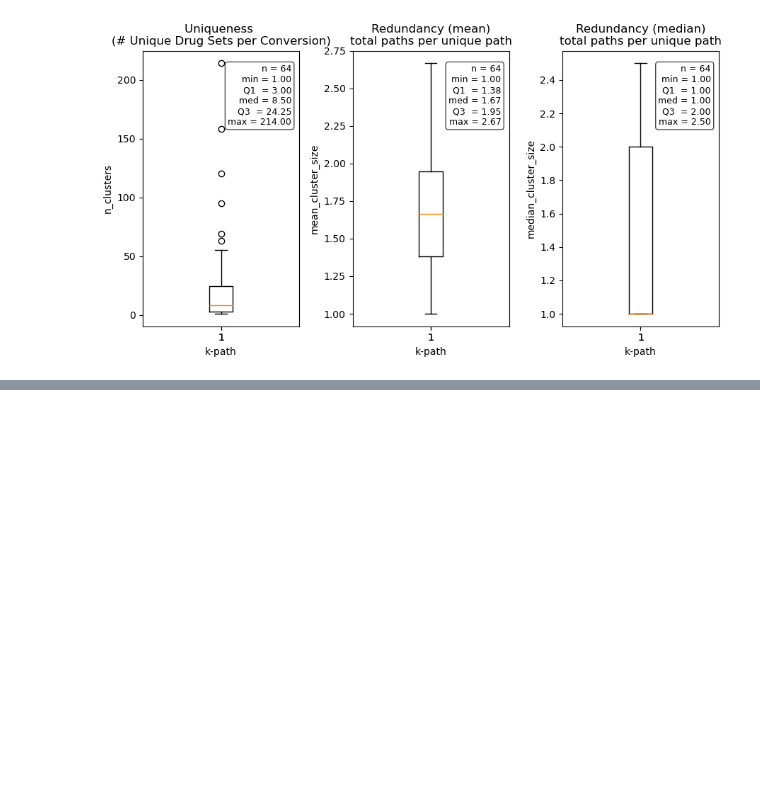
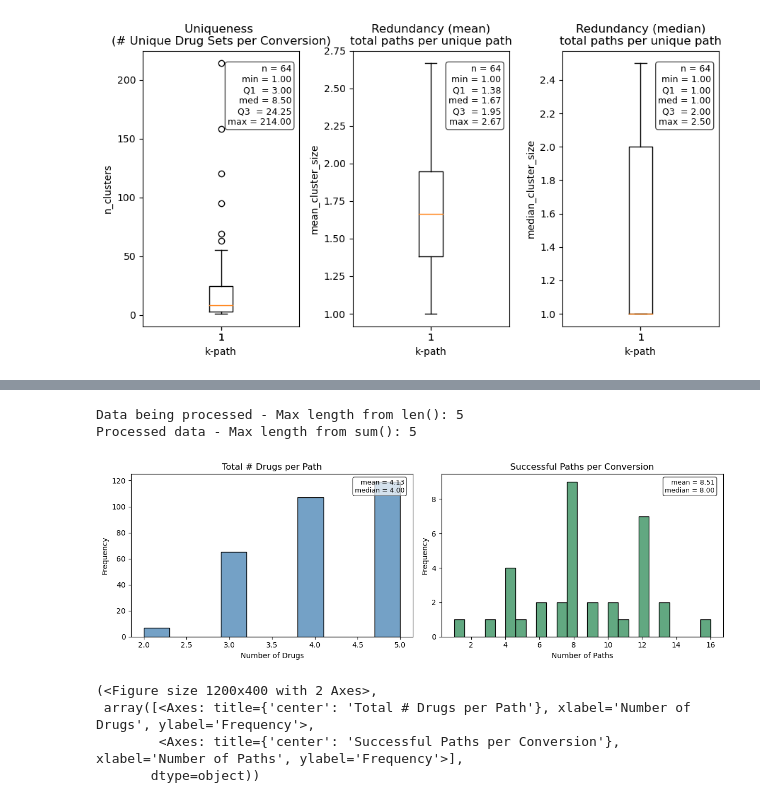
Before and after one commit to jbezney61/RL_single_cell, a Jupyter notebook: analysis/successful_paths_analytics.ipynb, the cells around one changed output, grey strips where cells are left out. Drawn from its saved outputs; the diff is of its cells as text; code cells hidden in the pictures; blank space fills up the shorter version.

```diff
--- a/analysis/successful_paths_analytics.ipynb
+++ b/analysis/successful_paths_analytics.ipynb
@@ -245,0 +248,8 @@ fig, axes = plot_cluster_summary(
+# %%
+#read in the pickle file
+with open('../data_and_models/search_results_beam_k4_n5_debug.pkl', 'rb') as f:
+    df = pickle.load(f)
+print(df['covered_threshold'].value_counts())
+#filter down to only those that were successful
+df = df[df['covered_threshold']==True].copy()
+df['path'] = df['drug_sequence']
@@ -245,0 +261,3 @@ fig, axes = plot_cluster_summary(
+# %%
+df['percent_complete'] = (df['starting_distance'] - df['final_distance'])/ df['starting_distance']
+df['percent_complete'].describe()
@@ -245,0 +301,21 @@ fig, axes = plot_cluster_summary(
+# %%
+# Place this RIGHT BEFORE you call the function to create the binary matrix
+print("Data being processed - Max length from len():", df['path'].apply(len).max())
+
+# Create the binary matrix
+df_bin = build_conversion_drug_matrix(df)
+
+# Place this RIGHT AFTER creating the binary matrix
+drug_cols = [c for c in df_bin.columns if c != "conversion"]
+print("Processed data - Max length from sum():", df_bin[drug_cols].sum(axis=1).max())
+
+# Now, create your plot with this df_bin
+plot_path_and_conversion_histograms(df_bin)
+# %% [output]
+Data being processed - Max length from len(): 5
+Processed data - Max length from sum(): 5
+[figure, added]
+(<Figure size 1200x400 with 2 Axes>,
+ array([<Axes: title={'center': 'Total # Drugs per Path'}, xlabel='Number of Drugs', ylabel='Frequency'>,
+        <Axes: title={'center': 'Successful Paths per Conversion'}, xlabel='Number of Paths', ylabel='Frequency'>],
+       dtype=object))
```
Also changed, not shown: parts of 8 cells of this notebook, 9 other files.
